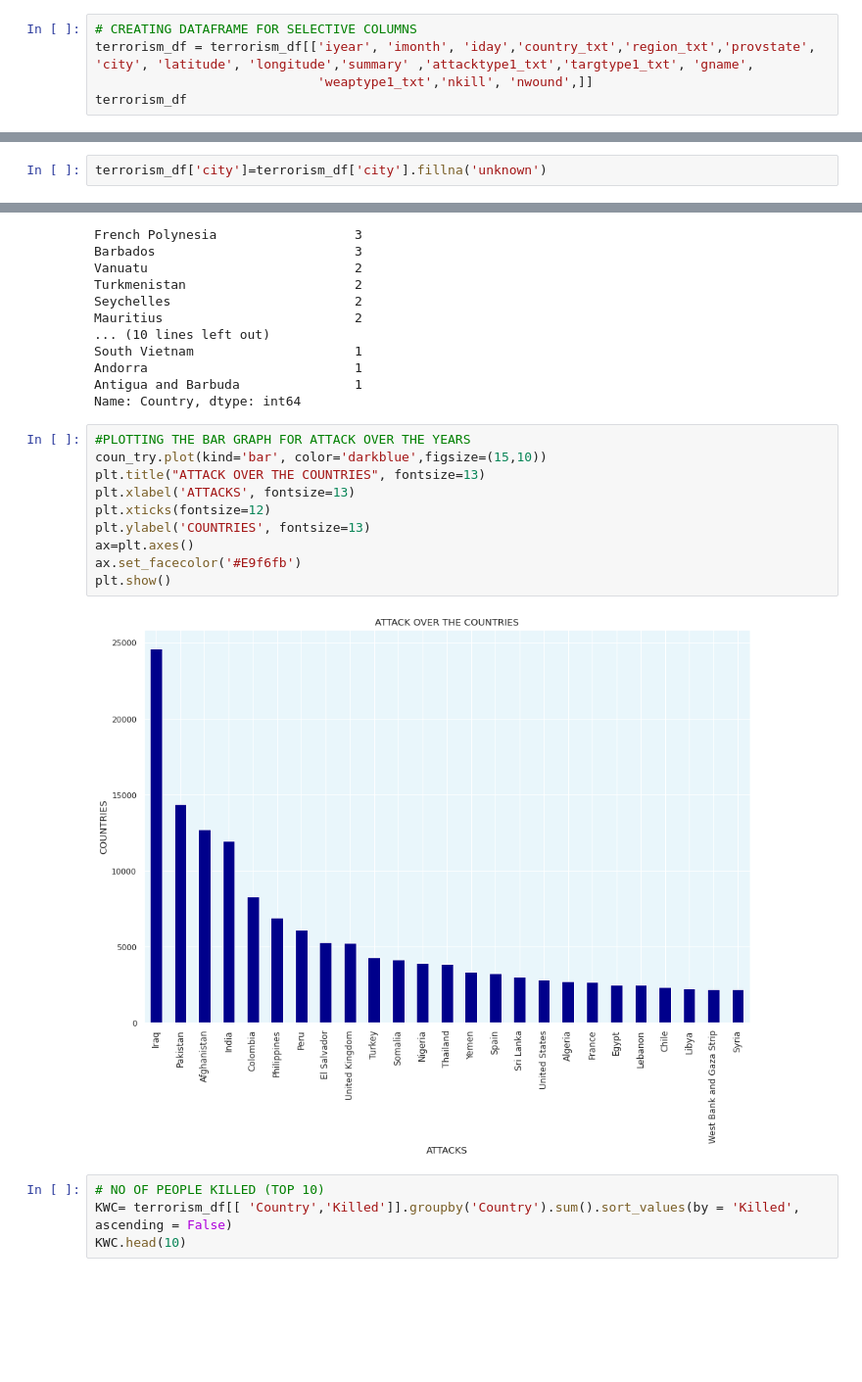
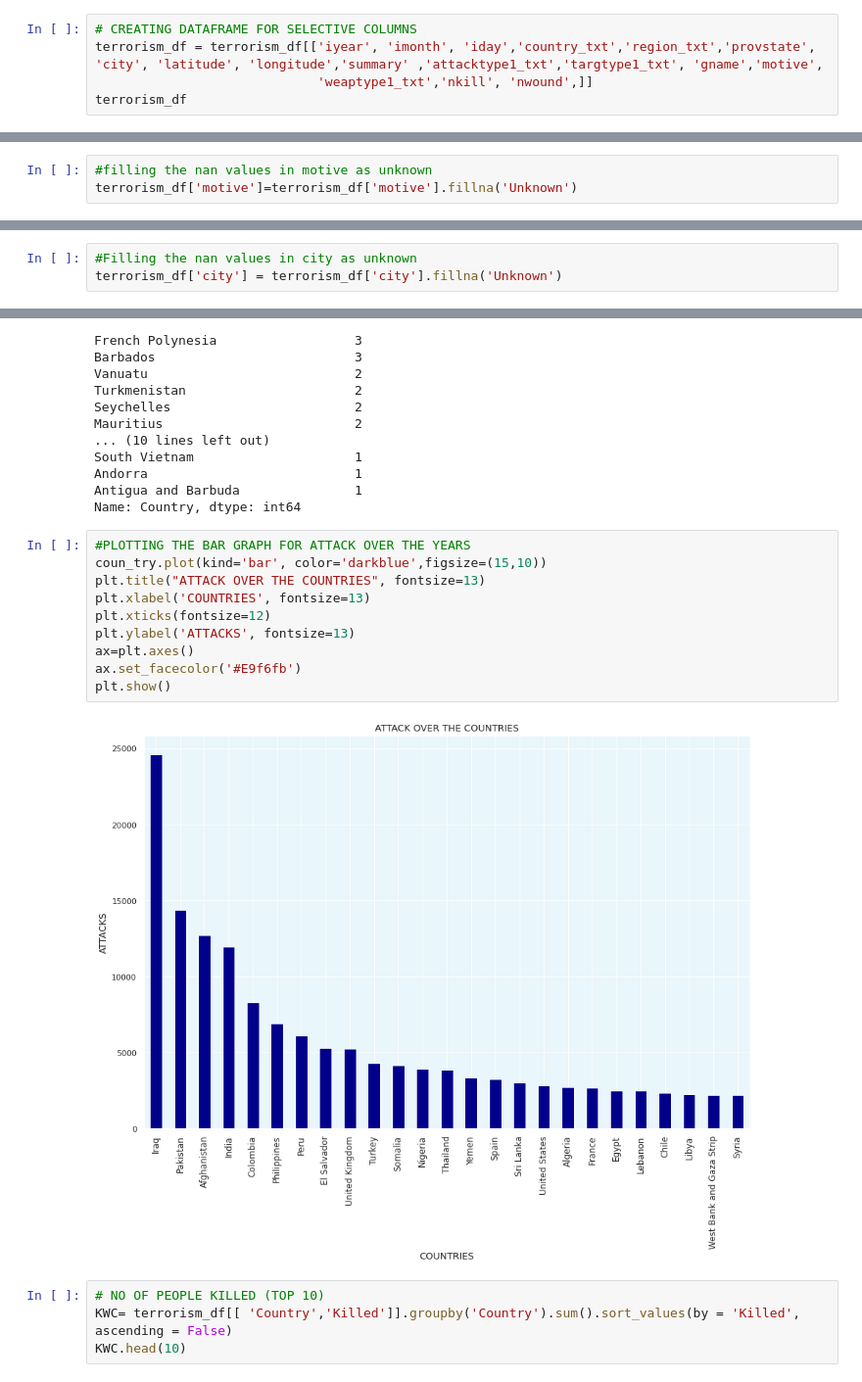
Before and after one commit to TEJU1211/GLOBAL-TERRORISM-ATTACKS--EDA, a Jupyter notebook: Individual_Notebook(Global_Terrorism_Analysis_)(_Capstone_Project.ipynb, the cells around one changed output, grey strips where cells are left out. Shown at 98% size. Drawn from its saved outputs; the diff is of its cells as text; blank space fills up the shorter version.

```diff
--- a/Individual_Notebook(Global_Terrorism_Analysis_)(_Capstone_Project.ipynb
+++ b/Individual_Notebook(Global_Terrorism_Analysis_)(_Capstone_Project.ipynb
@@ -103,7 +103,7 @@ array(['eventid', 'iyear', 'imonth', 'iday', 'approxdate', 'extended',
        'related'], dtype=object)
 # %%
 # CREATING DATAFRAME FOR SELECTIVE COLUMNS
-terrorism_df = terrorism_df[['iyear', 'imonth', 'iday','country_txt','region_txt','provstate', 'city', 'latitude', 'longitude','summary' ,'attacktype1_txt','targtype1_txt', 'gname',
+terrorism_df = terrorism_df[['iyear', 'imonth', 'iday','country_txt','region_txt','provstate', 'city', 'latitude', 'longitude','summary' ,'attacktype1_txt','targtype1_txt', 'gname','motive',
                              'weaptype1_txt','nkill', 'nwound',]]
 terrorism_df
 # %% [output]
@@ -241,3 +242,6 @@ A value is trying to be set on a copy of a slice from a DataFrame.
 Try using .loc[row_indexer,col_indexer] = value instead
 
 See the caveats in the documentation: https://pandas.pydata.org/pandas-docs/stable/user_guide/indexing.html#returning-a-view-versus-a-copy
+# %%
+#filling the nan values in motive as unknown
+terrorism_df['motive']=terrorism_df['motive'].fillna('Unknown')
@@ -243,0 +253,3 @@ See the caveats in the documentation: https://pandas.pydata.org/pandas-docs/stab
+# %%
+#Filling the nan values in city as unknown
+terrorism_df['city'] = terrorism_df['city'].fillna('Unknown')
@@ -282,5 +300,3 @@ terrorism_df.describe()
 | 50% | 2009.000000 | 6.000000 | 15.000000 | 31.126646 | 4.314357e+01 | 0.000000 | 0.000000 | 1.000000 |
 | 75% | 2014.000000 | 9.000000 | 23.000000 | 34.538561 | 6.835734e+01 | 2.000000 | 2.000000 | 4.000000 |
 | max | 2017.000000 | 12.000000 | 31.000000 | 74.633553 | 1.793667e+02 | 1570.000000 | 8191.000000 | 9574.000000 |
-# %%
-terrorism_df['city']=terrorism_df['city'].fillna('unknown')
@@ -592,15 +604,15 @@ Name: Country, dtype: int64
 # %%
 #PLOTTING THE BAR GRAPH FOR ATTACK OVER THE YEARS
 coun_try.plot(kind='bar', color='darkblue',figsize=(15,10))
 plt.title("ATTACK OVER THE COUNTRIES", fontsize=13)
-plt.xlabel('ATTACKS', fontsize=13)
+plt.xlabel('COUNTRIES', fontsize=13)
 plt.xticks(fontsize=12)
-plt.ylabel('COUNTRIES', fontsize=13)
+plt.ylabel('ATTACKS', fontsize=13)
 ax=plt.axes()
 ax.set_facecolor('#E9f6fb')
 plt.show()
 # %% [output]
-[figure, old version]
+[figure, new version]
 # %%
 # NO OF PEOPLE KILLED (TOP 10)
 KWC= terrorism_df[[ 'Country','Killed']].groupby('Country').sum().sort_values(by = 'Killed', ascending = False)
```
Also changed, not shown: parts of 17 cells of this notebook.
